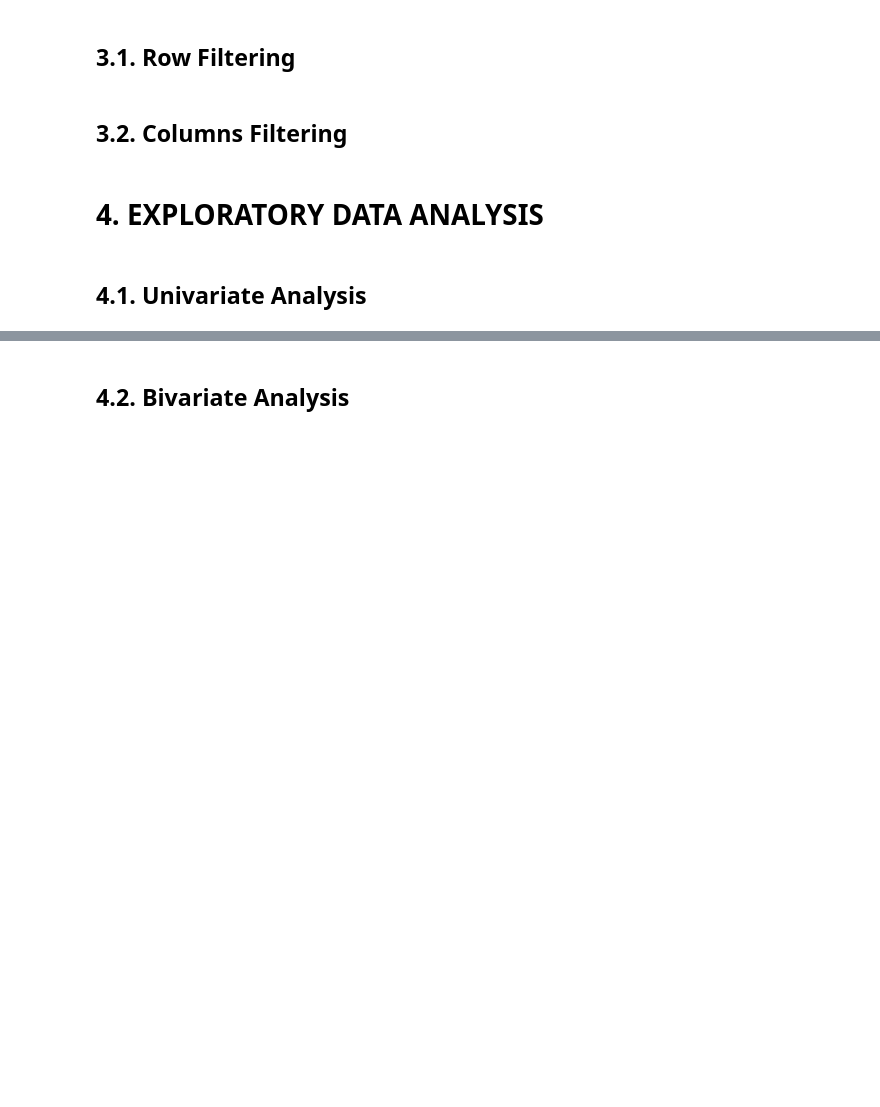
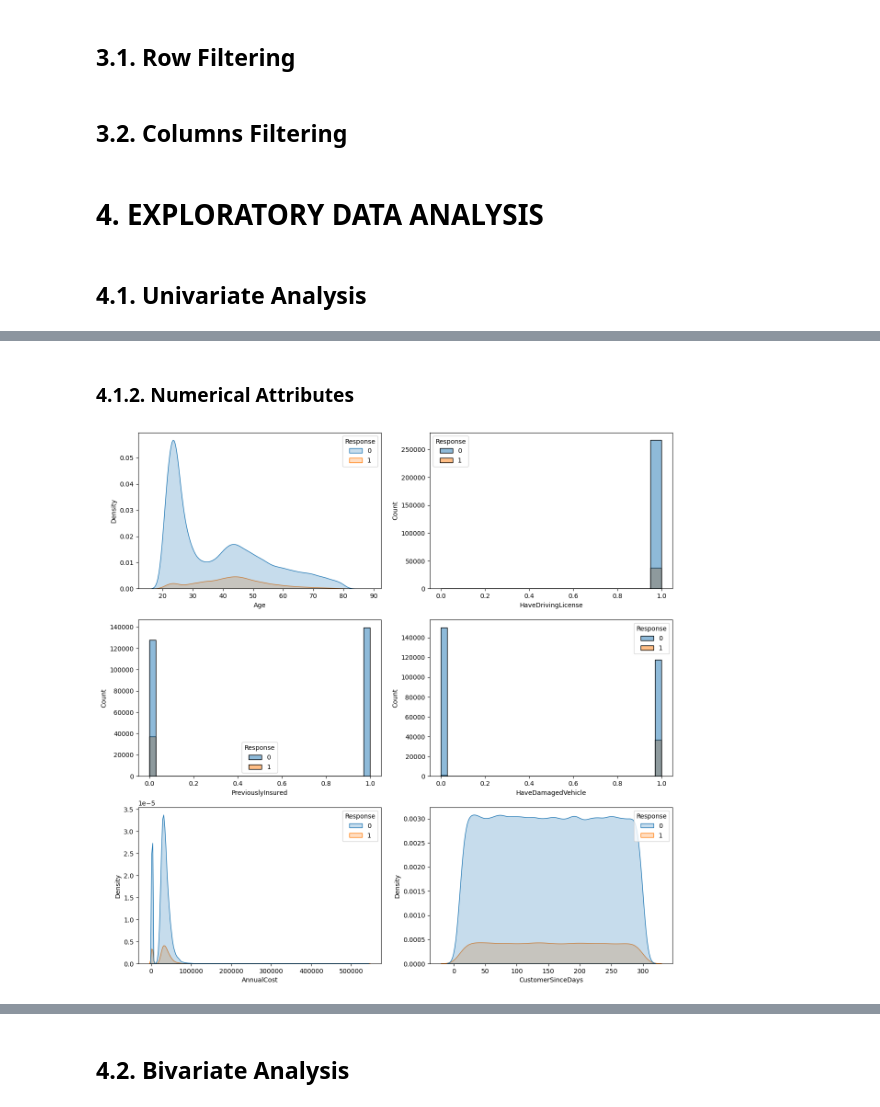
Before and after one commit to bernardoavsouza/CrossSellRanking, a Jupyter notebook: code.ipynb, the cells around one changed output, grey strips where cells are left out. Cells and saved outputs as stored; diff of their text form; code cells hidden in the pictures; blank space fills up the shorter version.

```diff
--- a/code.ipynb
+++ b/code.ipynb
@@ -197,5 +241,9 @@ df3 = df2.copy()
 # 4. EXPLORATORY DATA ANALYSIS
 # %%
 df4 = df3.copy()
+# %%
+df4_num = df4.select_dtypes(include = ['int64', 'float64'])
+df4_cat = df4.select_dtypes(exclude = ['int64', 'float64'])
+df4_cat['Response'] = df4['Response']
 # %% [markdown]
 ## 4.1. Univariate Analysis
@@ -201,0 +256,30 @@ df4 = df3.copy()
+# %% [markdown]
+### 4.1.2. Numerical Attributes
+# %%
+plt.subplots(3, 2, figsize = [15, 15])
+
+# Age
+plt.subplot(3, 2, 1)
+sns.kdeplot(x = 'Age', hue = 'Response', data = df4_num, fill = True)
+
+# HaveDrivingLicense
+plt.subplot(3, 2, 2)
+sns.histplot(x = "HaveDrivingLicense", hue = "Response", data = df4_num)
+
+# PreviouslyInsured
+plt.subplot(3, 2, 3)
+sns.histplot(x = 'PreviouslyInsured', hue = 'Response', data = df4_num)
+
+# HaveDamagedVehicle
+plt.subplot(3, 2, 4)
+sns.histplot(x = 'HaveDamagedVehicle', hue = 'Response', data = df4_num)
+
+# AnnualCost
+plt.subplot(3, 2, 5)
+sns.kdeplot(x = 'AnnualCost', hue = 'Response', data = df4_num, fill = True)
+
+# CustomerSinceDays
+plt.subplot(3, 2, 6)
+sns.kdeplot(x = 'CustomerSinceDays', hue = 'Response', data = df4_num, fill = True);
+# %% [output]
+[figure, added]
```
Also changed, not shown: parts of 48 cells of this notebook.
